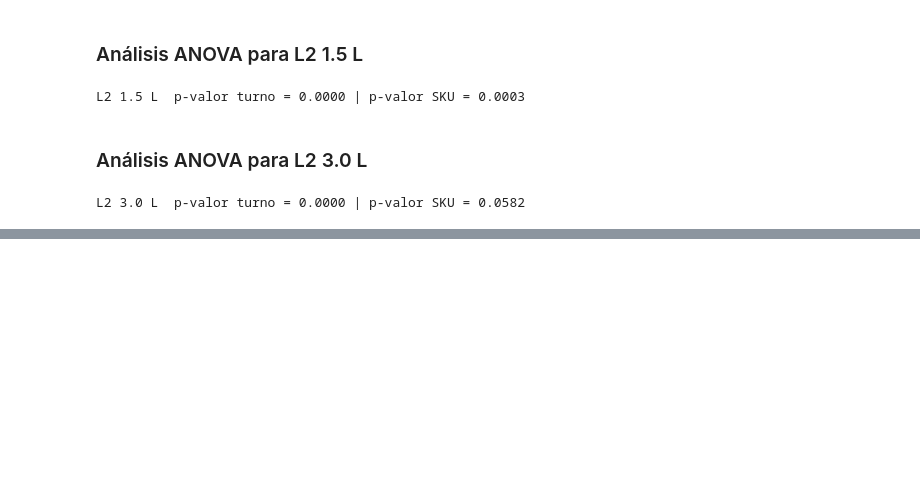
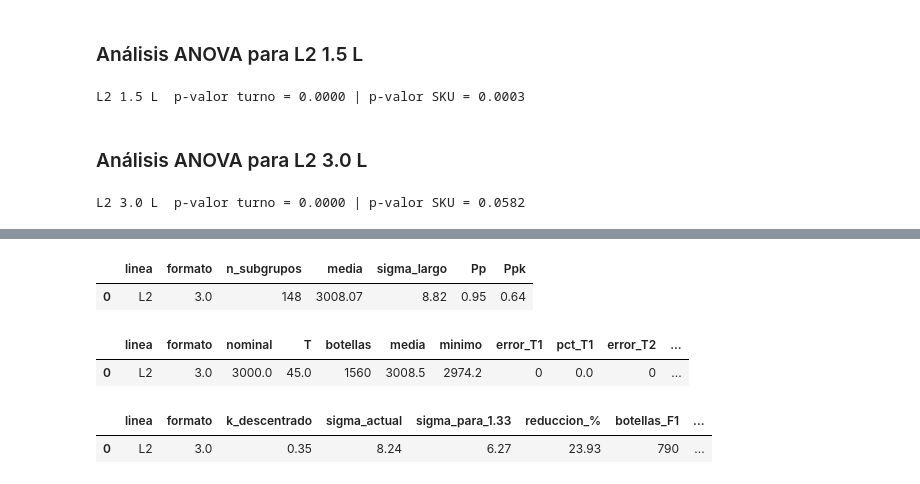
Before and after one commit to camiloascencio-hash/GP-S, a Jupyter notebook: E1_OFF.ipynb, the cells around one changed output, grey strips where cells are left out. Cells and saved outputs as stored; diff of their text form; code cells hidden in the pictures; blank space fills up the shorter version.

```diff
--- a/E1_OFF.ipynb
+++ b/E1_OFF.ipynb
@@ -1147,0 +1197,15 @@ L2 3.0 L  p-valor turno = 0.0000 | p-valor SKU = 0.0582
+# %%
+nominal = esp.loc[formato, "nominal_mL"]
+T = esp.loc[formato, "tolerancia_oiml_mL"]
+
+x = llen[(llen["linea"] == linea) & (llen["formato_L"] == formato)]["volumen_mL"]   # todas las mediciones
+
+media = x.mean()
+error_T1 = ((x < nominal - T) & (x >= nominal - 2 * T)).sum()    # deficiencia mayor que T y hasta 2T
+error_T2 = (x < nominal - 2 * T).sum()                           # deficiencia mayor que 2T
+pct_T1 = 100 * error_T1 / len(x)
+
+# R87: (1) media >= nominal, (2) a lo más 2,5 % con error T1, (3) ninguno con error T2
+cumple = (media >= nominal) and (pct_T1 <= 2.5) and (error_T2 == 0)
+
+legales.append([linea, formato, nominal, T, len(x), media, x.min(), error_T1, pct_T1, error_T2, cumple])
@@ -1147,0 +1238,32 @@ L2 3.0 L  p-valor turno = 0.0000 | p-valor SKU = 0.0582
+# %%
+tabla_f2 = pd.DataFrame(desempeno, columns=["linea", "formato", "n_subgrupos", "media",
+                                            "sigma_largo", "Pp", "Ppk"])
+
+tabla_f2.round(2)
+# %% [output]
+|  | linea | formato | n_subgrupos | media | sigma_largo | Pp | Ppk |
+| 0 | L2 | 3.0 | 148 | 3008.07 | 8.82 | 0.95 | 0.64 |
+# %%
+columnas_legal = ["linea", "formato", "nominal", "T", "botellas", "media", "minimo",
+                  "error_T1", "pct_T1", "error_T2", "cumple_R87"]
+
+tabla_legal = pd.DataFrame(legales, columns=columnas_legal)
+tabla_legal["media_menos_nominal"] = tabla_legal["media"] - tabla_legal["nominal"]
+tabla_legal["margen_minimo"] = tabla_legal["minimo"] - (tabla_legal["nominal"] - tabla_legal["T"])
+
+tabla_legal.round(2)
+# %% [output]
+|  | linea | formato | nominal | T | botellas | media | minimo | error_T1 | pct_T1 | error_T2 | ... |
+| 0 | L2 | 3.0 | 3000.0 | 45.0 | 1560 | 3008.5 | 2974.2 | 0 | 0.0 | 0 | ... |
+# %%
+columnas_cifras = ["linea", "formato", "k_descentrado", "sigma_actual", "sigma_para_1.33",
+                   "reduccion_%", "botellas_F1", "sobre_LSE_F1", "botellas_F2", "sobre_LSE_F2", "bajo_LIE_total"]
+
+tabla_cifras = pd.DataFrame(cifras, columns=columnas_cifras)
+tabla_cifras["%_sobre_LSE_F1"] = 100 * tabla_cifras["sobre_LSE_F1"] / tabla_cifras["botellas_F1"]
+tabla_cifras["%_sobre_LSE_F2"] = 100 * tabla_cifras["sobre_LSE_F2"] / tabla_cifras["botellas_F2"]
+
+tabla_cifras.round(2)
+# %% [output]
+|  | linea | formato | k_descentrado | sigma_actual | sigma_para_1.33 | reduccion_% | botellas_F1 | ... |
+| 0 | L2 | 3.0 | 0.35 | 8.24 | 6.27 | 23.93 | 790 | ... |
```
Also changed, not shown: parts of 11 cells of this notebook.
